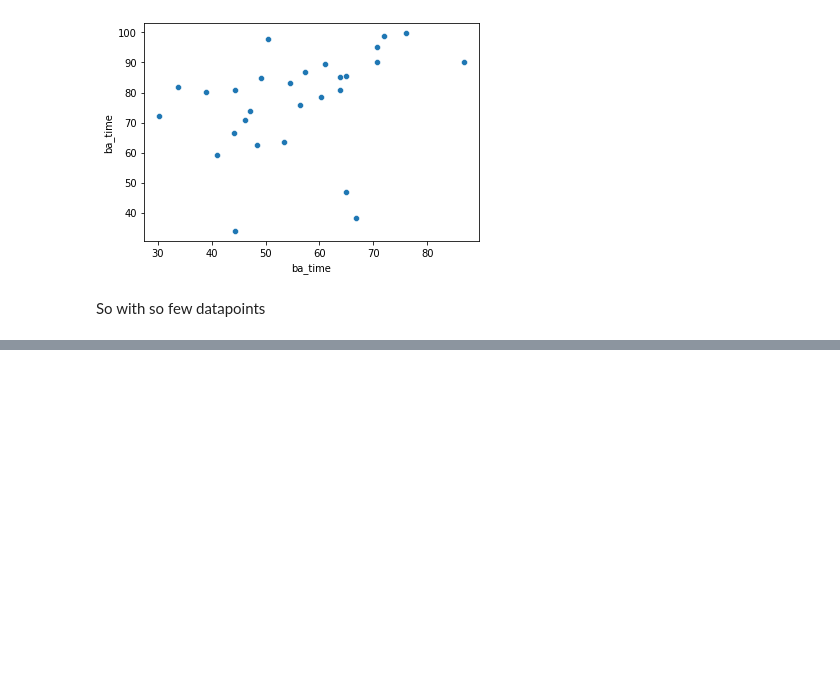
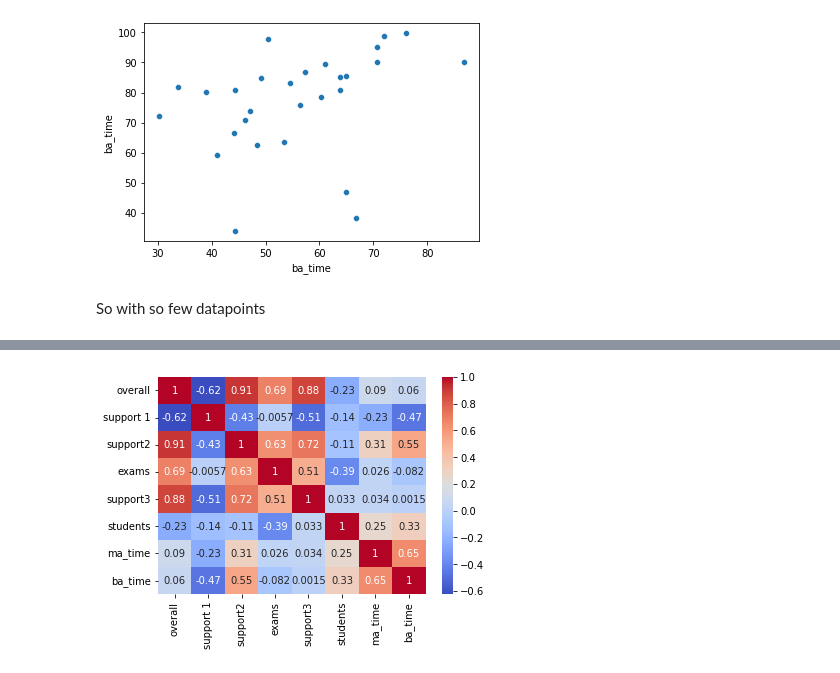
Before and after one commit to sonofhypnos/blog, a Jupyter notebook: _notebooks/2021-09-14-bachelorTime.ipynb, the cells around one changed output, grey strips where cells are left out. Saved outputs shown, nothing was run; the diff lists cells and outputs as text; code cells hidden in the pictures; blank space fills up the shorter version.

```diff
--- a/_notebooks/2021-09-14-bachelorTime.ipynb
+++ b/_notebooks/2021-09-14-bachelorTime.ipynb
@@ -115,0 +314,5 @@ So with so few datapoints
+# %%
+sns.heatmap(ba2.corr(numeric_only=True),annot=True, cmap='coolwarm')
+plt.show()
+# %% [output]
+[figure, added]
```
Also changed, not shown: parts of 24 cells of this notebook, 6 other files.
